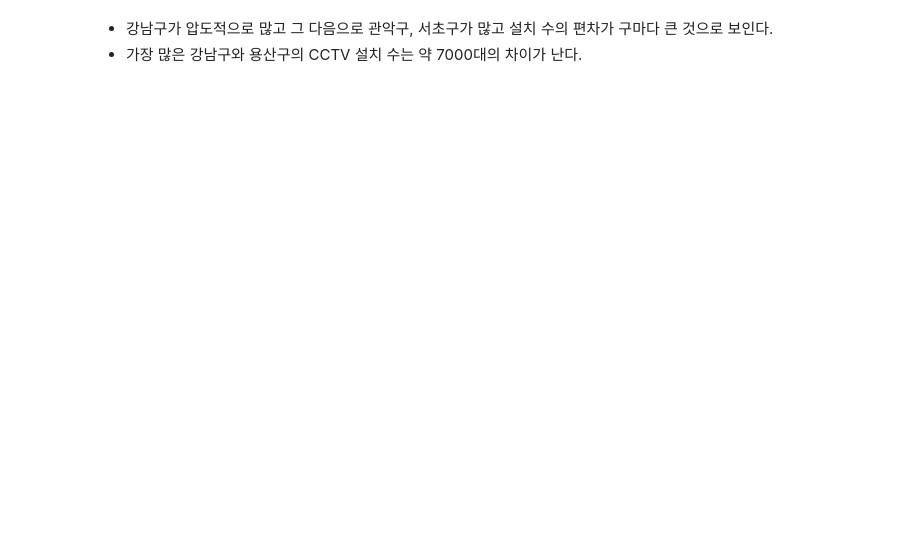
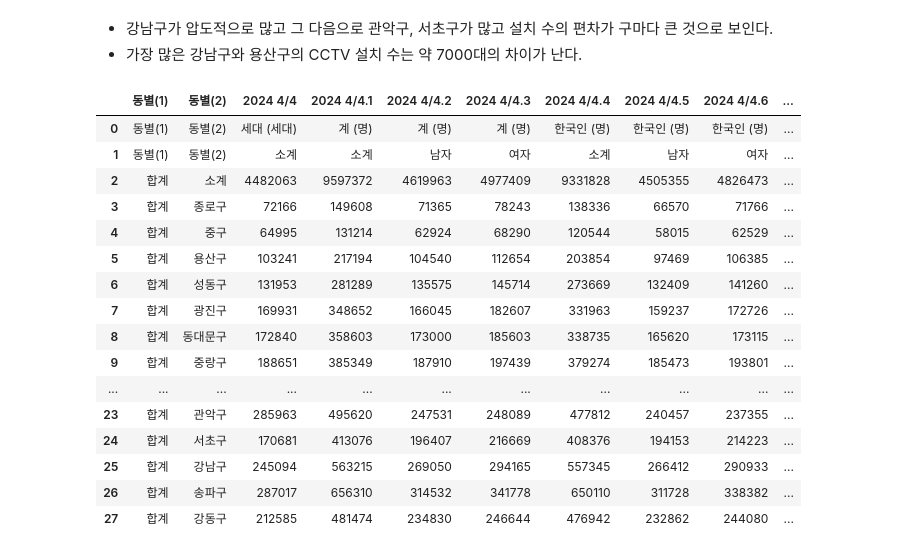
Before and after one commit to hyebinrk/python, a Jupyter notebook: 서울안심이CCTV.ipynb, the cells around one changed output. Saved outputs shown, nothing was run; the diff lists cells and outputs as text; code cells hidden in the pictures; blank space fills up the shorter version.

```diff
--- a/서울안심이CCTV.ipynb
+++ b/서울안심이CCTV.ipynb
@@ -54,3 +86,25 @@ plt.show()
 # %% [markdown]
 - 강남구가 압도적으로 많고 그 다음으로 관악구, 서초구가 많고 설치 수의 편차가 구마다 큰 것으로 보인다.
 - 가장 많은 강남구와 용산구의 CCTV 설치 수는 약 7000대의 차이가 난다.
+# %%
+p_path = "./ref/등록인구20250312093029.csv"
+population_read = pd.read_csv(p_path)
+population_read
+# %% [output]
+|  | 동별(1) | 동별(2) | 2024 4/4 | 2024 4/4.1 | 2024 4/4.2 | 2024 4/4.3 | 2024 4/4.4 | 2024 4/4.5 | 2024 4/4.6 | ... |
+| 0 | 동별(1) | 동별(2) | 세대 (세대) | 계 (명) | 계 (명) | 계 (명) | 한국인 (명) | 한국인 (명) | 한국인 (명) | ... |
+| 1 | 동별(1) | 동별(2) | 소계 | 소계 | 남자 | 여자 | 소계 | 남자 | 여자 | ... |
+| 2 | 합계 | 소계 | 4482063 | 9597372 | 4619963 | 4977409 | 9331828 | 4505355 | 4826473 | ... |
+| 3 | 합계 | 종로구 | 72166 | 149608 | 71365 | 78243 | 138336 | 66570 | 71766 | ... |
+| 4 | 합계 | 중구 | 64995 | 131214 | 62924 | 68290 | 120544 | 58015 | 62529 | ... |
+| 5 | 합계 | 용산구 | 103241 | 217194 | 104540 | 112654 | 203854 | 97469 | 106385 | ... |
+| 6 | 합계 | 성동구 | 131953 | 281289 | 135575 | 145714 | 273669 | 132409 | 141260 | ... |
+| 7 | 합계 | 광진구 | 169931 | 348652 | 166045 | 182607 | 331963 | 159237 | 172726 | ... |
+| 8 | 합계 | 동대문구 | 172840 | 358603 | 173000 | 185603 | 338735 | 165620 | 173115 | ... |
+| 9 | 합계 | 중랑구 | 188651 | 385349 | 187910 | 197439 | 379274 | 185473 | 193801 | ... |
+| ... | ... | ... | ... | ... | ... | ... | ... | ... | ... | ... |
+| 23 | 합계 | 관악구 | 285963 | 495620 | 247531 | 248089 | 477812 | 240457 | 237355 | ... |
+| 24 | 합계 | 서초구 | 170681 | 413076 | 196407 | 216669 | 408376 | 194153 | 214223 | ... |
+| 25 | 합계 | 강남구 | 245094 | 563215 | 269050 | 294165 | 557345 | 266412 | 290933 | ... |
+| 26 | 합계 | 송파구 | 287017 | 656310 | 314532 | 341778 | 650110 | 311728 | 338382 | ... |
+| 27 | 합계 | 강동구 | 212585 | 481474 | 234830 | 246644 | 476942 | 232862 | 244080 | ... |
```
Also changed, not shown: parts of 3 cells of this notebook, 20 other files.
